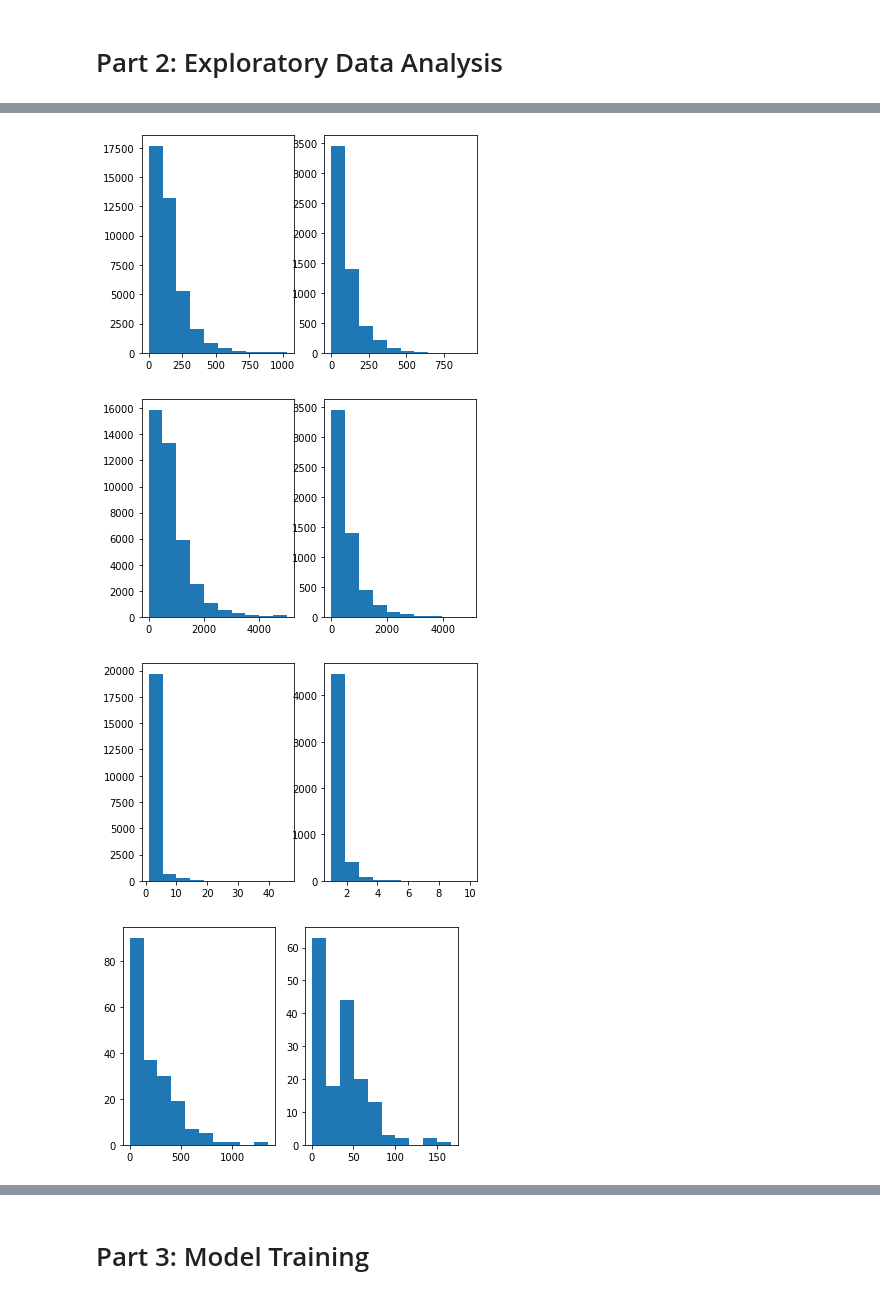
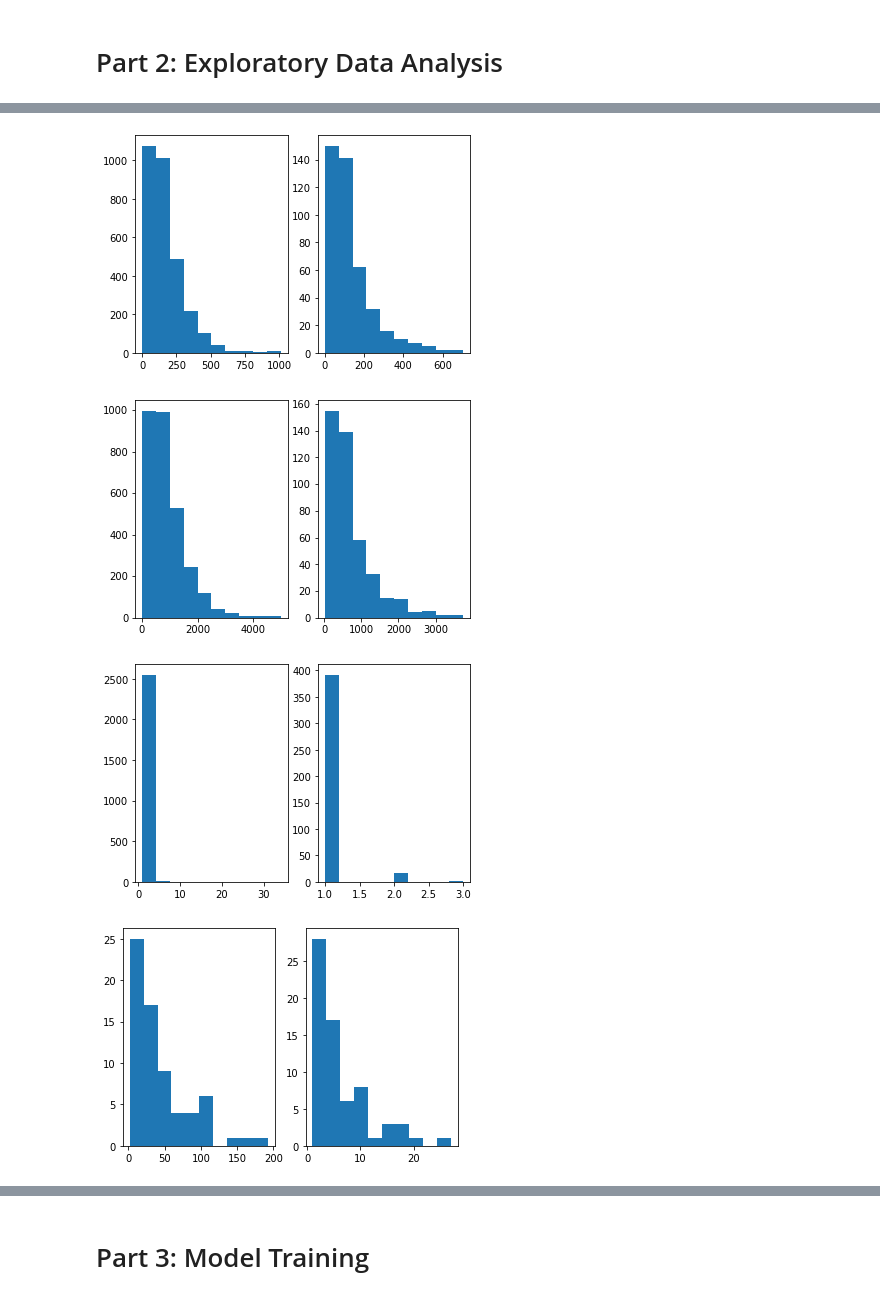
Before and after one commit to yizhang7210/w266-final-project, a Jupyter notebook: notebook.ipynb, the cells around one changed output, grey strips where cells are left out. Cells and saved outputs as stored; diff of their text form; code cells hidden in the pictures.

Commit message:
Complete run through of hotel data using new generated reviews

```diff
--- a/notebook.ipynb
+++ b/notebook.ipynb
@@ -157,7 +107,7 @@ memory usage: 3.5+ MB
 # %%
-reviews = pd.concat([restaurant_X_train, hotel_X_train.rename(columns={'hotelID':'restaurantID'})], ignore_index=True)
+reviews = hotel_X_train
 reviews.groupby('reviewerID').agg({"usefulCount": np.sum,
                                    "coolCount": np.sum,
                                    "funnyCount": np.sum}).sort_values(by=['usefulCount'], ascending=False)
-reviews[reviews['reviewerID'] == 'w-w-k-QXosIKQ8HQVwU6IQ']['reviewContent']
+print(reviews[reviews['reviewerID'] == 'w-w-k-QXosIKQ8HQVwU6IQ']['reviewContent'].iloc[0])
 # %% [output]
@@ -214,7 +159,7 @@ plt.subplot(1, 2, 2)
 plt.hist(x = fakeReviews['reviewContent'].str.count(' ') + 1)
 plt.show()
 # %% [output]
-[figure, old version]
+[figure, new version]
 # %%
 plt.subplot(1, 2, 1)
 plt.hist(x = trueReviews['reviewContent'].str.count('.') + 1)
@@ -222,7 +167,7 @@ plt.subplot(1, 2, 2)
 plt.hist(x = fakeReviews['reviewContent'].str.count('.') + 1)
 plt.show()
 # %% [output]
-[figure, old version]
+[figure, new version]
 # %%
 trueReviewerCounts = trueReviews.groupby(['reviewerID']).size().reset_index(name='counts')
 fakeReviewerCounts = fakeReviews.groupby(['reviewerID']).size().reset_index(name='counts')
@@ -234,19 +179,19 @@ plt.subplot(1, 2, 2)
 plt.hist(x = fakeReviewerCounts['counts'], bins=10)
 plt.show()
 # %% [output]
-[figure, old version]
+[figure, new version]
 # %%
-trueRestReviewCounts = trueReviews.groupby(['restaurantID']).size().reset_index(name='counts')
-fakeRestReviewCounts = fakeReviews.groupby(['restaurantID']).size().reset_index(name='counts')
+trueRestReviewCounts = trueReviews.groupby(['hotelID']).size().reset_index(name='counts')
+fakeRestReviewCounts = fakeReviews.groupby(['hotelID']).size().reset_index(name='counts')
 
 
 plt.subplot(1, 2, 1)
 plt.hist(x = trueRestReviewCounts['counts'], bins=10)
 plt.subplot(1, 2, 2)
 plt.hist(x = fakeRestReviewCounts['counts'], bins=10)
 plt.show()
 # %% [output]
-[figure, old version]
+[figure, new version]
 # %%
 plt.subplot(1, 2, 1)
 trueReviews['reviewContent'].str.len().hist()
```
Also changed, not shown: parts of 26 cells of this notebook, 2 other files.
